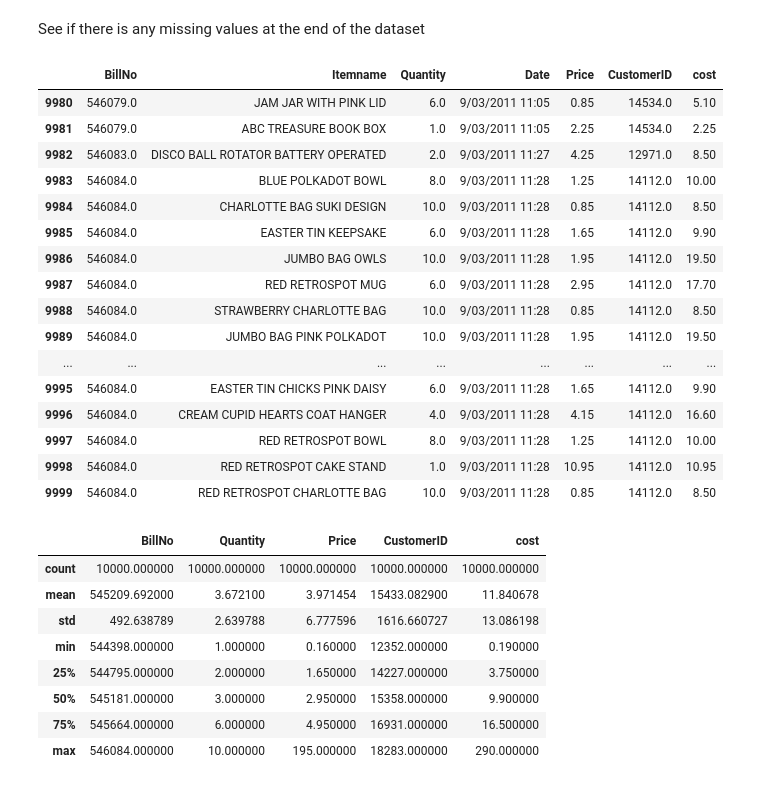
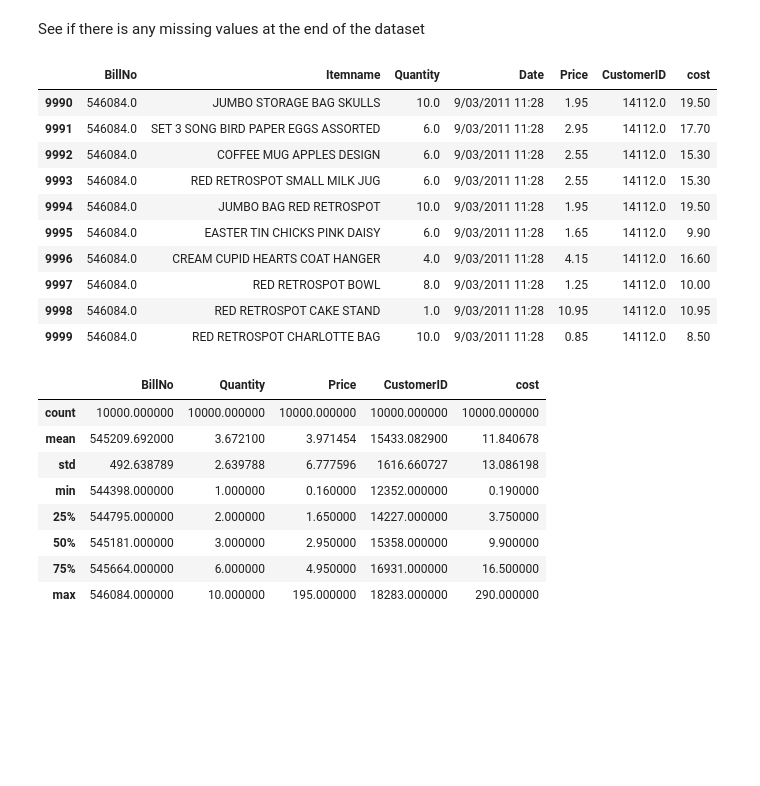
Before and after one commit to yuqingc31/MiningBigData, a Jupyter notebook: assignment3/a1841612_assign2.ipynb, the cells around one changed output. Drawn from its saved outputs; the diff is of its cells as text; code cells hidden in the pictures; blank space fills up the shorter version.

```diff
--- a/assignment3/a1841612_assign2.ipynb
+++ b/assignment3/a1841612_assign2.ipynb
@@ -187,32 +135,26 @@ test_data_original.tail(20)
 From here we can see that the missing values are all at the tail of the dataset. So I'm going to delete all the data after 10000.
 # %%
 # 删除从第10001行开始的缺失值
-test_data = test_data_original.iloc[:10000]
+test_data_clean = test_data_original.iloc[:10000]
 
 # 检查删除缺失值后的数据集大小
-print("The size after cleaned the missing values", test_data.shape)
+print("The size after cleaned the missing values", test_data_clean.shape)
 # %% [output]
 The size after cleaned the missing values (10000, 7)
 # %% [markdown]
 See if there is any missing values at the end of the dataset
-# %%
-test_data.tail(20)
-# %% [output]
-|  | BillNo | Itemname | Quantity | Date | Price | CustomerID | cost |
-| 9980 | 546079.0 | JAM JAR WITH PINK LID | 6.0 | 9/03/2011 11:05 | 0.85 | 14534.0 | 5.10 |
-| 9981 | 546079.0 | ABC TREASURE BOOK BOX | 1.0 | 9/03/2011 11:05 | 2.25 | 14534.0 | 2.25 |
-| 9982 | 546083.0 | DISCO BALL ROTATOR BATTERY OPERATED | 2.0 | 9/03/2011 11:27 | 4.25 | 12971.0 | 8.50 |
-| 9983 | 546084.0 | BLUE POLKADOT BOWL | 8.0 | 9/03/2011 11:28 | 1.25 | 14112.0 | 10.00 |
-| 9984 | 546084.0 | CHARLOTTE BAG SUKI DESIGN | 10.0 | 9/03/2011 11:28 | 0.85 | 14112.0 | 8.50 |
-| 9985 | 546084.0 | EASTER TIN KEEPSAKE | 6.0 | 9/03/2011 11:28 | 1.65 | 14112.0 | 9.90 |
-| 9986 | 546084.0 | JUMBO BAG OWLS | 10.0 | 9/03/2011 11:28 | 1.95 | 14112.0 | 19.50 |
-| 9987 | 546084.0 | RED RETROSPOT MUG | 6.0 | 9/03/2011 11:28 | 2.95 | 14112.0 | 17.70 |
-| 9988 | 546084.0 | STRAWBERRY CHARLOTTE BAG | 10.0 | 9/03/2011 11:28 | 0.85 | 14112.0 | 8.50 |
-| 9989 | 546084.0 | JUMBO BAG PINK POLKADOT | 10.0 | 9/03/2011 11:28 | 1.95 | 14112.0 | 19.50 |
-| ... | ... | ... | ... | ... | ... | ... | ... |
-| 9995 | 546084.0 | EASTER TIN CHICKS PINK DAISY | 6.0 | 9/03/2011 11:28 | 1.65 | 14112.0 | 9.90 |
-| 9996 | 546084.0 | CREAM CUPID HEARTS COAT HANGER | 4.0 | 9/03/2011 11:28 | 4.15 | 14112.0 | 16.60 |
-| 9997 | 546084.0 | RED RETROSPOT BOWL | 8.0 | 9/03/2011 11:28 | 1.25 | 14112.0 | 10.00 |
-| 9998 | 546084.0 | RED RETROSPOT CAKE STAND | 1.0 | 9/03/2011 11:28 | 10.95 | 14112.0 | 10.95 |
-| 9999 | 546084.0 | RED RETROSPOT CHARLOTTE BAG | 10.0 | 9/03/2011 11:28 | 0.85 | 14112.0 | 8.50 |
+# %%
+test_data_clean.tail(10)
+# %% [output]
+|  | BillNo | Itemname | Quantity | Date | Price | CustomerID | cost |
+| 9990 | 546084.0 | JUMBO STORAGE BAG SKULLS | 10.0 | 9/03/2011 11:28 | 1.95 | 14112.0 | 19.50 |
+| 9991 | 546084.0 | SET 3 SONG BIRD PAPER EGGS ASSORTED | 6.0 | 9/03/2011 11:28 | 2.95 | 14112.0 | 17.70 |
+| 9992 | 546084.0 | COFFEE MUG APPLES DESIGN | 6.0 | 9/03/2011 11:28 | 2.55 | 14112.0 | 15.30 |
+| 9993 | 546084.0 | RED RETROSPOT SMALL MILK JUG | 6.0 | 9/03/2011 11:28 | 2.55 | 14112.0 | 15.30 |
+| 9994 | 546084.0 | JUMBO BAG RED RETROSPOT | 10.0 | 9/03/2011 11:28 | 1.95 | 14112.0 | 19.50 |
+| 9995 | 546084.0 | EASTER TIN CHICKS PINK DAISY | 6.0 | 9/03/2011 11:28 | 1.65 | 14112.0 | 9.90 |
+| 9996 | 546084.0 | CREAM CUPID HEARTS COAT HANGER | 4.0 | 9/03/2011 11:28 | 4.15 | 14112.0 | 16.60 |
+| 9997 | 546084.0 | RED RETROSPOT BOWL | 8.0 | 9/03/2011 11:28 | 1.25 | 14112.0 | 10.00 |
+| 9998 | 546084.0 | RED RETROSPOT CAKE STAND | 1.0 | 9/03/2011 11:28 | 10.95 | 14112.0 | 10.95 |
+| 9999 | 546084.0 | RED RETROSPOT CHARLOTTE BAG | 10.0 | 9/03/2011 11:28 | 0.85 | 14112.0 | 8.50 |
 # %%
```
Also changed, not shown: parts of 16 cells of this notebook, 2 other files.
